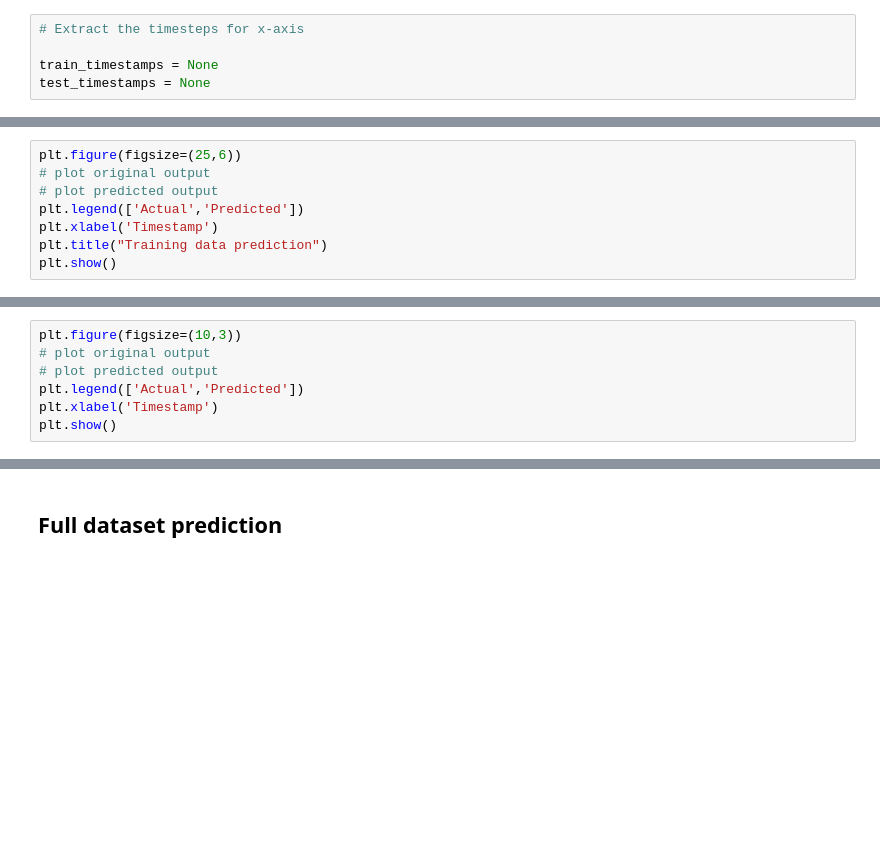
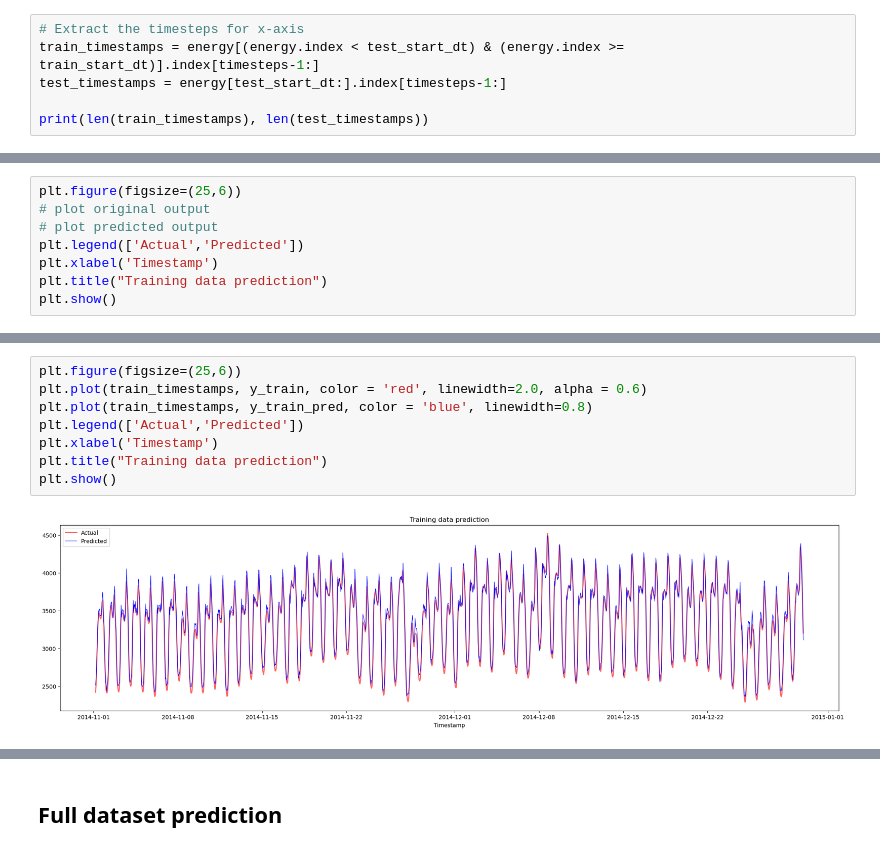
Before and after one commit to mrjlm70/ML-For-Beginners, a Jupyter notebook: 7-TimeSeries/3-SVR/working/notebook.ipynb, the cells around one changed output, grey strips where cells are left out. Cells and saved outputs as stored; diff of their text form; blank space fills up the shorter version.

```diff
--- a/7-TimeSeries/3-SVR/working/notebook.ipynb
+++ b/7-TimeSeries/3-SVR/working/notebook.ipynb
@@ -173,5 +176,6 @@ y_test = scaler.inverse_transform(y_test)
 # %%
 # Extract the timesteps for x-axis
+train_timestamps = energy[(energy.index < test_start_dt) & (energy.index >= train_start_dt)].index[timesteps-1:]
+test_timestamps = energy[test_start_dt:].index[timesteps-1:]
 
-train_timestamps = None
-test_timestamps = None
+print(len(train_timestamps), len(test_timestamps))
@@ -188,9 +196,12 @@ print('MAPE for training data: ', mape(y_train_pred, y_train)*100, '%')
 # %%
-plt.figure(figsize=(10,3))
-# plot original output
-# plot predicted output
+plt.figure(figsize=(25,6))
+plt.plot(train_timestamps, y_train, color = 'red', linewidth=2.0, alpha = 0.6)
+plt.plot(train_timestamps, y_train_pred, color = 'blue', linewidth=0.8)
 plt.legend(['Actual','Predicted'])
 plt.xlabel('Timestamp')
+plt.title("Training data prediction")
 plt.show()
+# %% [output]
+[figure, added]
 # %%
 print('MAPE for testing data: ', mape(y_test_pred, y_test)*100, '%')
```
Also changed, not shown: parts of 9 cells of this notebook.
